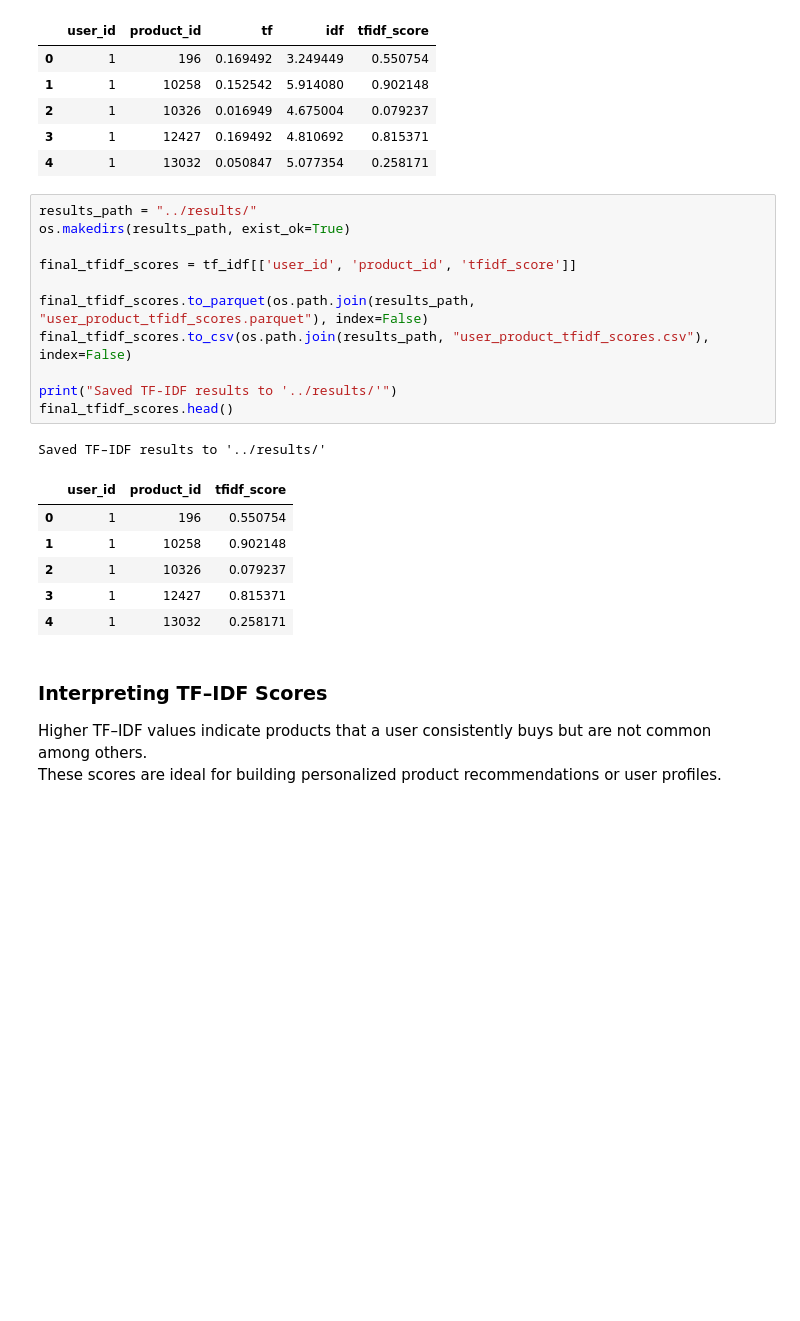
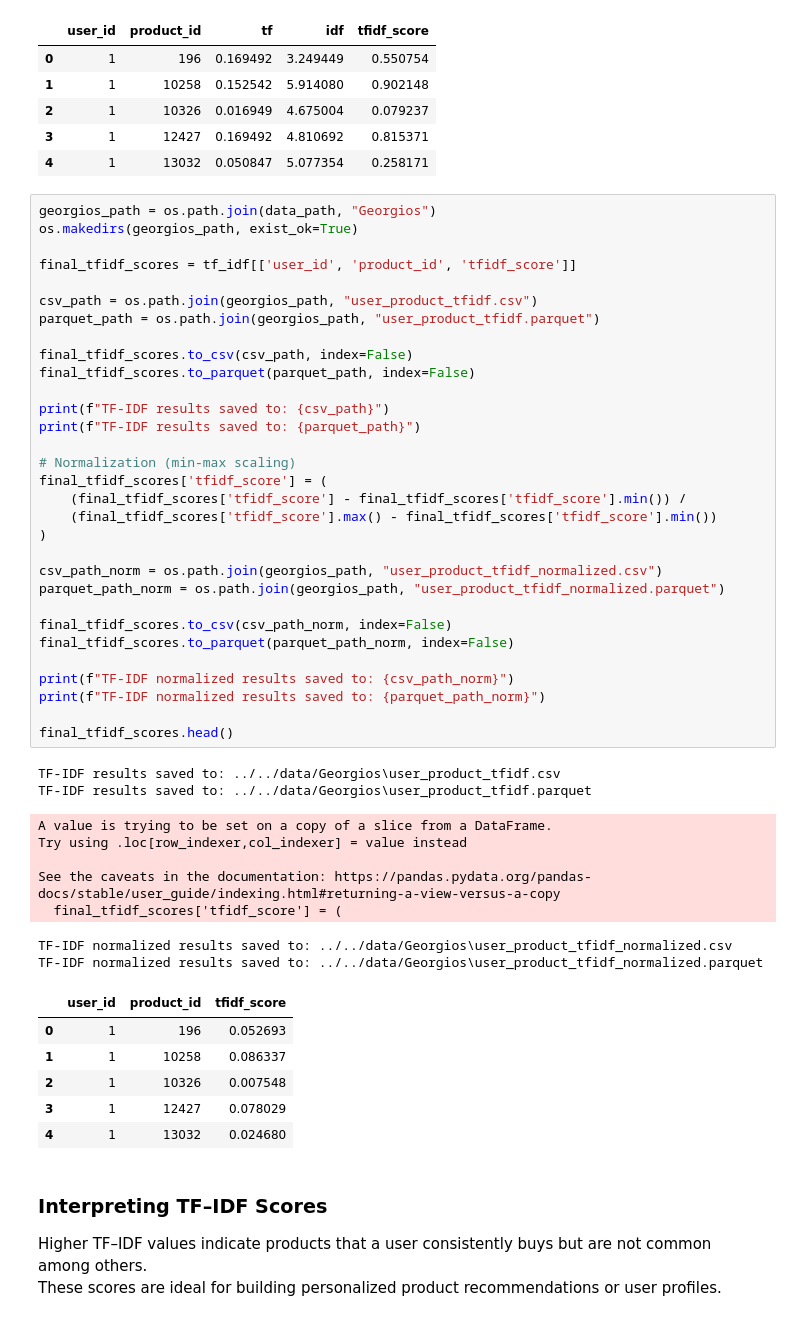
Before and after one commit to krusand/02807-CT-Project, a Jupyter notebook: Georgios/notebooks/user_product_tfidf.ipynb, the cells around one changed output. Drawn from its saved outputs; the diff is of its cells as text; blank space fills up the shorter version.

```diff
--- a/Georgios/notebooks/compute_tfidf_scores.ipynb
+++ b/Georgios/notebooks/user_product_tfidf.ipynb
@@ -109,25 +109,53 @@ TF-IDF scores calculated: (13307953, 5)
 | 2 | 1 | 10326 | 0.016949 | 4.675004 | 0.079237 |
 | 3 | 1 | 12427 | 0.169492 | 4.810692 | 0.815371 |
 | 4 | 1 | 13032 | 0.050847 | 5.077354 | 0.258171 |
-# %%
-results_path = "../results/"
-os.makedirs(results_path, exist_ok=True)
-
-final_tfidf_scores = tf_idf[['user_id', 'product_id', 'tfidf_score']]
-
-final_tfidf_scores.to_parquet(os.path.join(results_path, "user_product_tfidf_scores.parquet"), index=False)
-final_tfidf_scores.to_csv(os.path.join(results_path, "user_product_tfidf_scores.csv"), index=False)
-
-print("Saved TF-IDF results to '../results/'")
-final_tfidf_scores.head()
-# %% [output]
-Saved TF–IDF results to '../results/'
-|  | user_id | product_id | tfidf_score |
-| 0 | 1 | 196 | 0.550754 |
-| 1 | 1 | 10258 | 0.902148 |
-| 2 | 1 | 10326 | 0.079237 |
-| 3 | 1 | 12427 | 0.815371 |
-| 4 | 1 | 13032 | 0.258171 |
+# %%
+georgios_path = os.path.join(data_path, "Georgios")
+os.makedirs(georgios_path, exist_ok=True)
+
+final_tfidf_scores = tf_idf[['user_id', 'product_id', 'tfidf_score']]
+
+csv_path = os.path.join(georgios_path, "user_product_tfidf.csv")
+parquet_path = os.path.join(georgios_path, "user_product_tfidf.parquet")
+
+final_tfidf_scores.to_csv(csv_path, index=False)
+final_tfidf_scores.to_parquet(parquet_path, index=False)
+
+print(f"TF-IDF results saved to: {csv_path}")
+print(f"TF-IDF results saved to: {parquet_path}")
+
+# Normalization (min-max scaling)
+final_tfidf_scores['tfidf_score'] = (
+    (final_tfidf_scores['tfidf_score'] - final_tfidf_scores['tfidf_score'].min()) /
+    (final_tfidf_scores['tfidf_score'].max() - final_tfidf_scores['tfidf_score'].min())
+)
+
+csv_path_norm = os.path.join(georgios_path, "user_product_tfidf_normalized.csv")
+parquet_path_norm = os.path.join(georgios_path, "user_product_tfidf_normalized.parquet")
+
+final_tfidf_scores.to_csv(csv_path_norm, index=False)
+final_tfidf_scores.to_parquet(parquet_path_norm, index=False)
+
+print(f"TF-IDF normalized results saved to: {csv_path_norm}")
+print(f"TF-IDF normalized results saved to: {parquet_path_norm}")
+
+final_tfidf_scores.head()
+# %% [output]
+TF-IDF results saved to: ../../data/Georgios\user_product_tfidf.csv
+TF-IDF results saved to: ../../data/Georgios\user_product_tfidf.parquet
+A value is trying to be set on a copy of a slice from a DataFrame.
+Try using .loc[row_indexer,col_indexer] = value instead
+
+See the caveats in the documentation: https://pandas.pydata.org/pandas-docs/stable/user_guide/indexing.html#returning-a-view-versus-a-copy
+  final_tfidf_scores['tfidf_score'] = (
+TF-IDF normalized results saved to: ../../data/Georgios\user_product_tfidf_normalized.csv
+TF-IDF normalized results saved to: ../../data/Georgios\user_product_tfidf_normalized.parquet
+|  | user_id | product_id | tfidf_score |
+| 0 | 1 | 196 | 0.052693 |
+| 1 | 1 | 10258 | 0.086337 |
+| 2 | 1 | 10326 | 0.007548 |
+| 3 | 1 | 12427 | 0.078029 |
+| 4 | 1 | 13032 | 0.024680 |
 # %% [markdown]
 ### Interpreting TF–IDF Scores
 Higher TF–IDF values indicate products that a user consistently buys but are not common among others.
```
Also changed, not shown: 3 other files.
